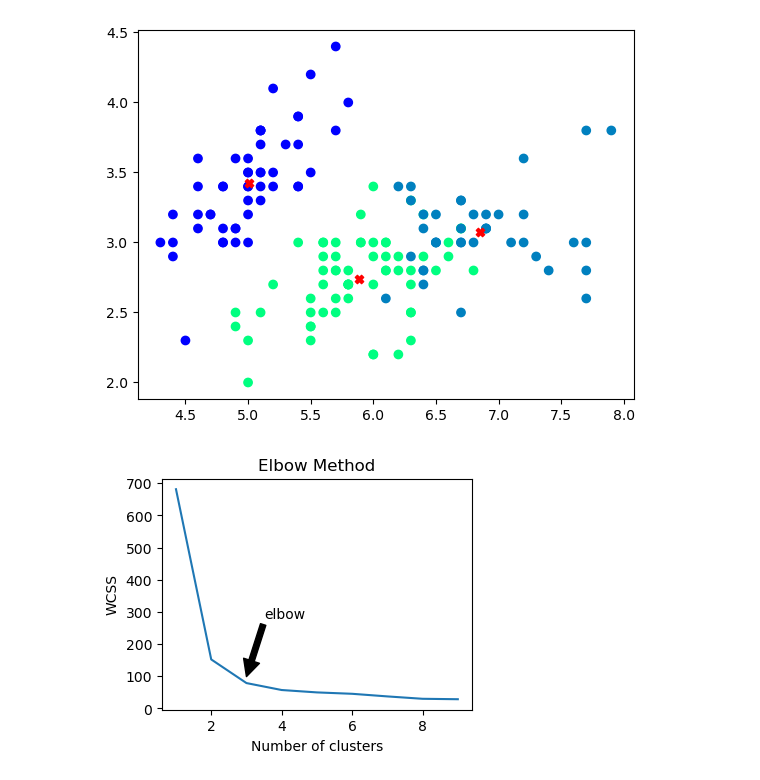
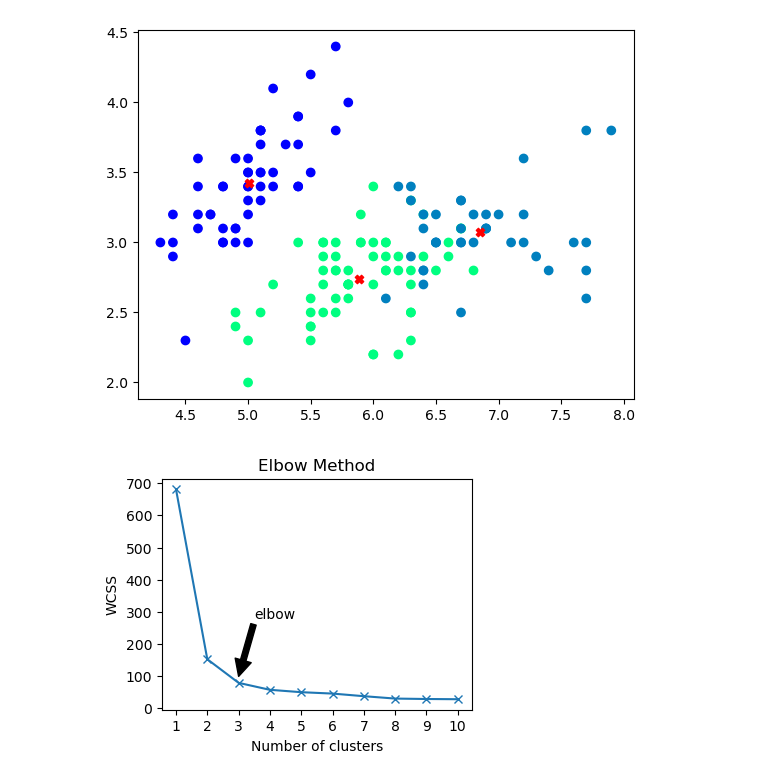
Before and after one commit to hc-sun/python-data-science, a Jupyter notebook: machine_learning.ipynb, the cells around one changed output. Drawn from its saved outputs; the diff is of its cells as text; code cells hidden in the pictures.

Commit message:
updated cluster num plot

```diff
--- a/machine_learning.ipynb
+++ b/machine_learning.ipynb
@@ -697,19 +697,20 @@ plt.show()
 # %%
 wcss = []
 
-for k in range(1, 10):
+for k in range(1, 11):
     _, _, wcss_k = kmeans(X, k)
     wcss.append(wcss_k)
 
 plt.figure(figsize=(4, 3))
-plt.plot(range(1, 10), wcss)
+plt.plot(range(1, 11), wcss, marker="x")
 plt.title('Elbow Method')
 plt.xlabel('Number of clusters')
 plt.ylabel('WCSS')
 
+plt.xticks(range(1, 11))
 elbow_point = 3
 plt.annotate('elbow', xy=(elbow_point, wcss[elbow_point-1]+20), xytext=(elbow_point+0.5, wcss[elbow_point-1]+200), arrowprops=dict(facecolor='black'))
 
 plt.show()
 # %% [output]
-[figure, old version]
+[figure, new version]
```
